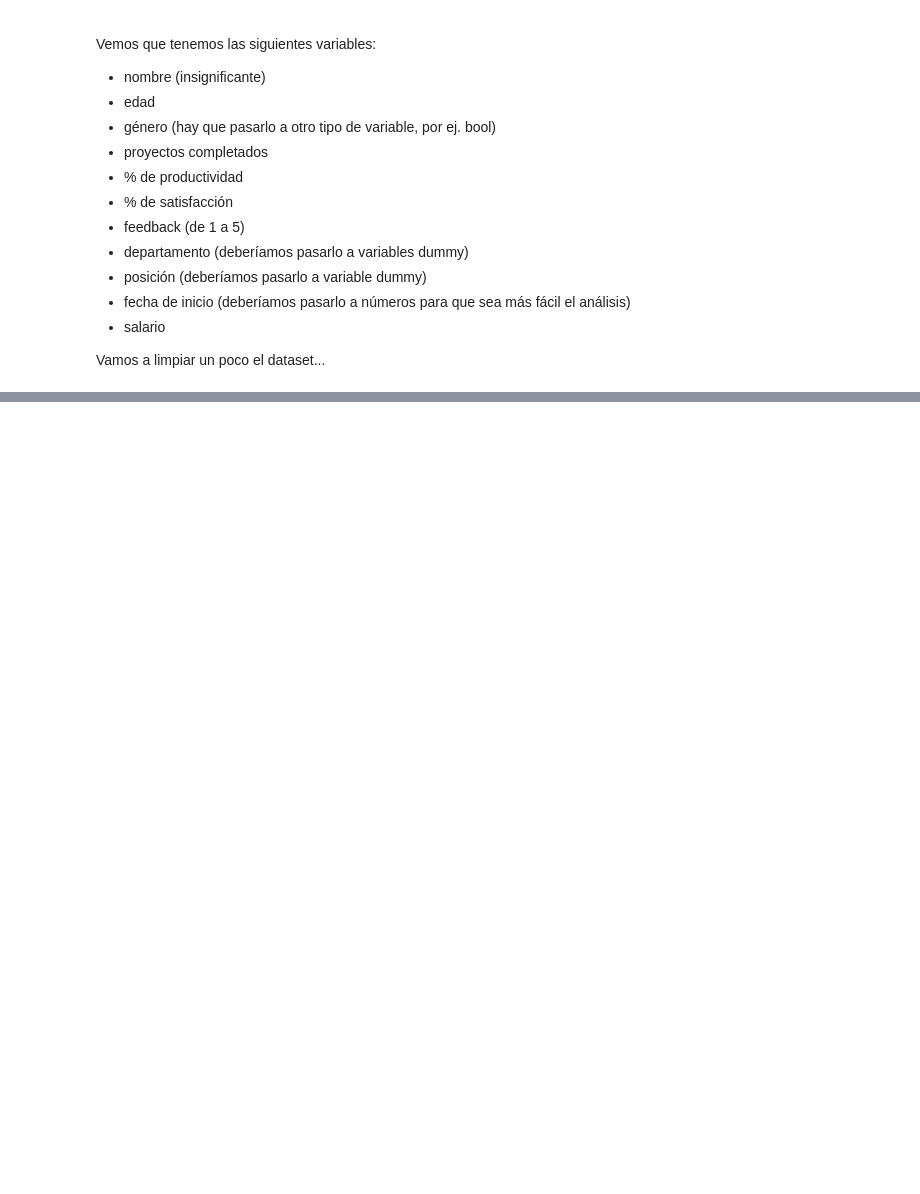
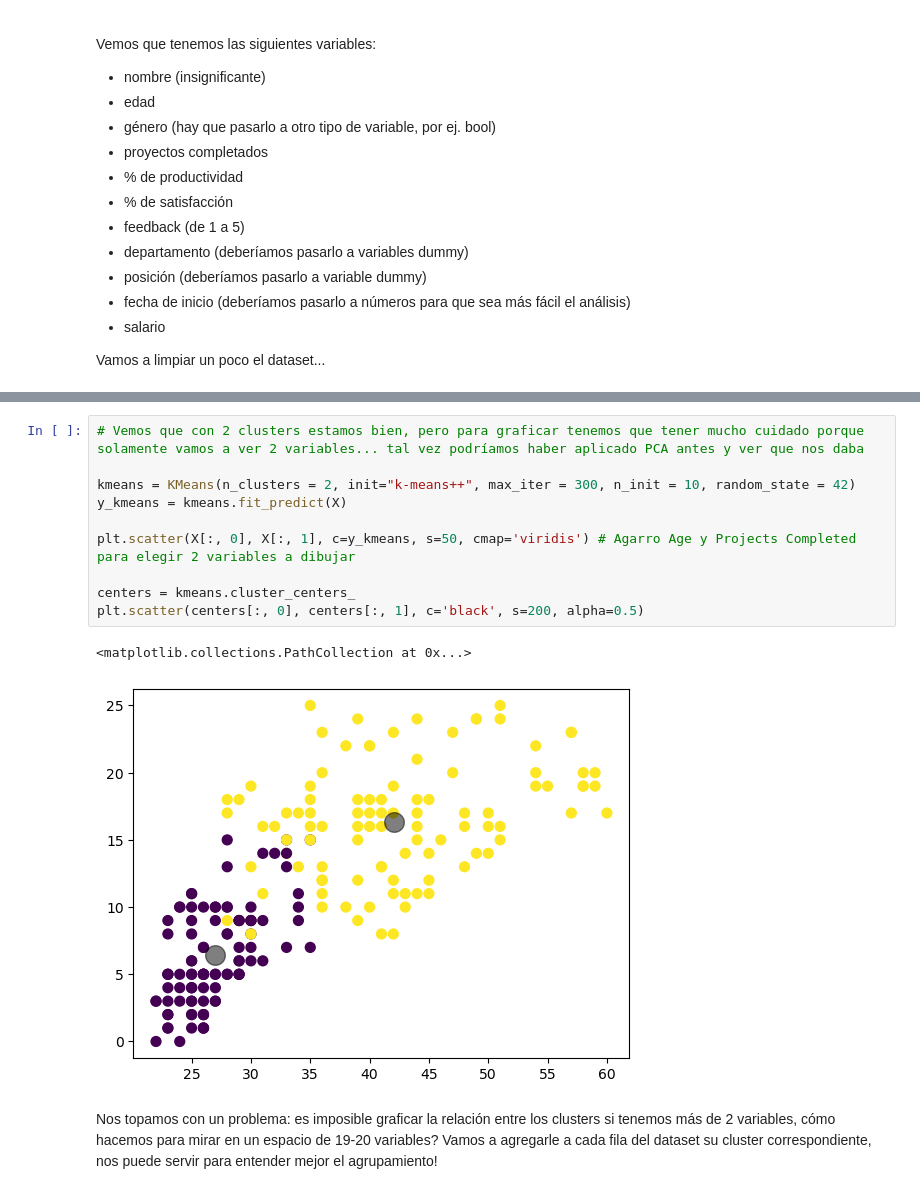
Before and after one commit to erikhromek/CEIOT-ML_TPF, a Jupyter notebook: TPF-v2.ipynb, the cells around one changed output, grey strips where cells are left out. Cells and saved outputs as stored; diff of their text form; blank space fills up the shorter version.

```diff
--- a/TPF-v2.ipynb
+++ b/TPF-v2.ipynb
@@ -40,0 +241,15 @@ dataset =
+# %%
+# Vemos que con 2 clusters estamos bien, pero para graficar tenemos que tener mucho cuidado porque solamente vamos a ver 2 variables... tal vez podríamos haber aplicado PCA antes y ver que nos daba
+
+kmeans = KMeans(n_clusters = 2, init="k-means++", max_iter = 300, n_init = 10, random_state = 42)
+y_kmeans = kmeans.fit_predict(X)
+
+plt.scatter(X[:, 0], X[:, 1], c=y_kmeans, s=50, cmap='viridis') # Agarro Age y Projects Completed para elegir 2 variables a dibujar
+
+centers = kmeans.cluster_centers_
+plt.scatter(centers[:, 0], centers[:, 1], c='black', s=200, alpha=0.5)
+# %% [output]
+<matplotlib.collections.PathCollection at 0x...>
+[figure, added]
+# %% [markdown]
+Nos topamos con un problema: es imposible graficar la relación entre los clusters si tenemos más de 2 variables, cómo hacemos para mirar en un espacio de 19-20 variables? Vamos a agregarle a cada fila del dataset su cluster correspondiente, nos puede servir para entender mejor el agrupamiento!
```
Also changed, not shown: parts of 28 cells of this notebook.
